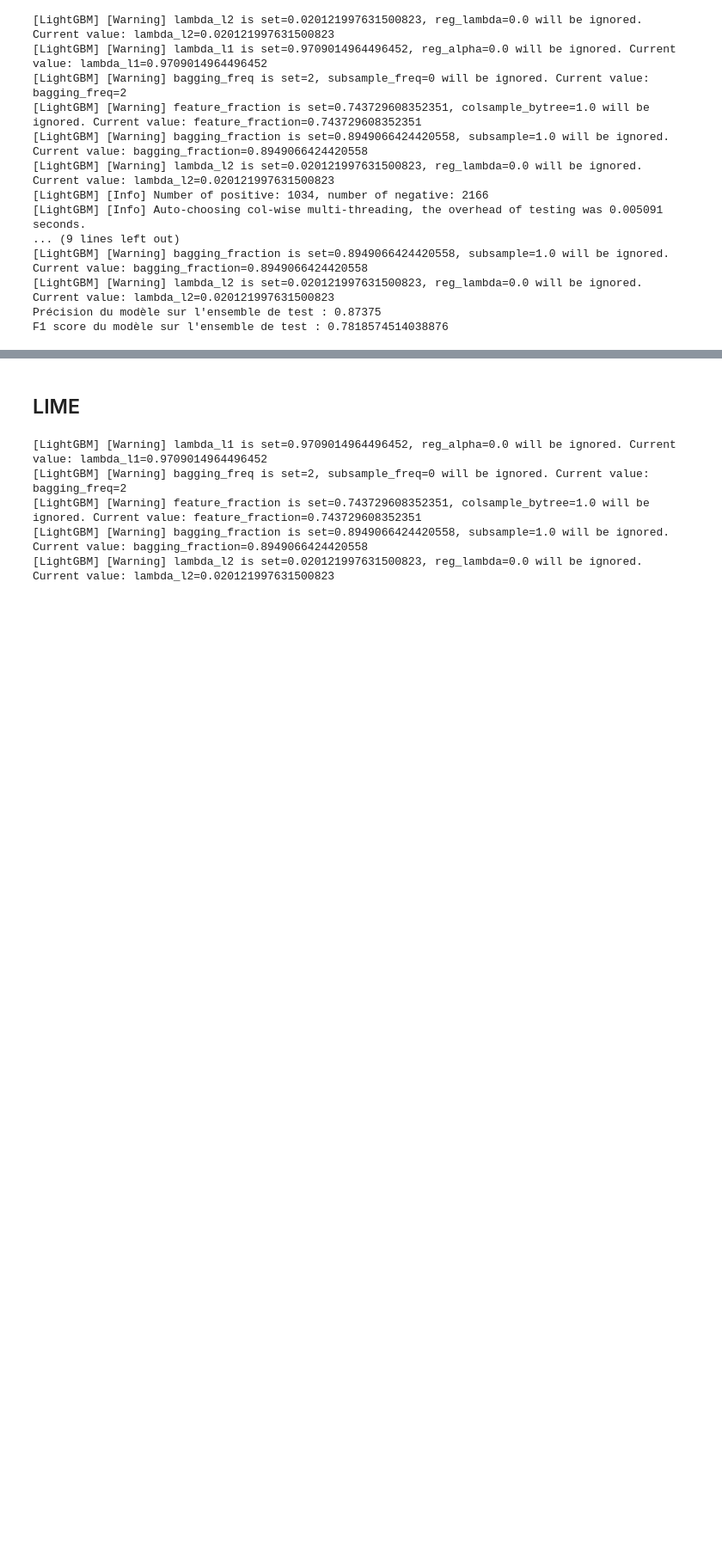
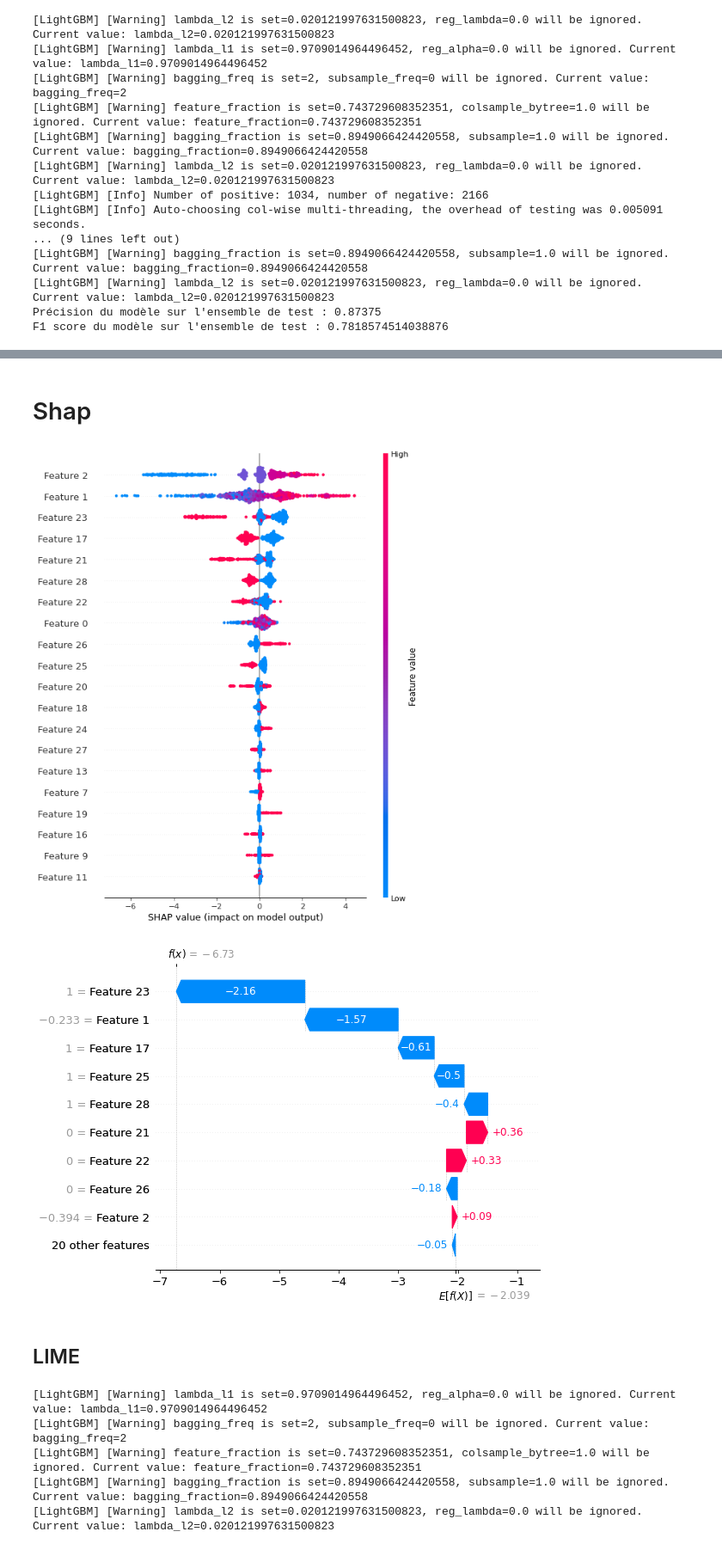
Before and after one commit to benech17/ML-Robustness-Fairness, a Jupyter notebook: lime_lightgbm_optuna.ipynb, the cells around one changed output, grey strips where cells are left out. Shown at 86% size. Drawn from its saved outputs; the diff is of its cells as text; code cells hidden in the pictures; blank space fills up the shorter version.

```diff
--- a/lime_lightgbm_optuna.ipynb
+++ b/lime_lightgbm_optuna.ipynb
@@ -50,0 +164,26 @@ F1 score du modèle sur l'ensemble de test : 0.7827956989247312
+# %%
+import numpy as np
+# Implementing the optimized XGBClassifier with the provided best parameters from the grid search
+optimized_xgb = XGBClassifier(
+    colsample_bytree=1,
+    learning_rate=0.2,
+    max_depth=3,
+    n_estimators=200,
+    subsample=1,
+    use_label_encoder=False,
+    eval_metric='logloss'
+)
+if isinstance(X_train, np.ndarray):
+    X_train_df = pd.DataFrame(X_train, columns=feature_names)
+else:
+    X_train_df = X_train  # Assumant que X_train est déjà un DataFrame avec des noms de colonnes
+
+# Fitting the optimized model on the training data
+optimized_xgb.fit(X_train, y_train)
+
+# Making predictions with the optimized model on the test data
+y_pred_optimized = optimized_xgb.predict(X_test)
+accuracy_optimized = accuracy_score(y_test, y_pred_optimized)
+
+print(f"Accuracy of the model XGBoost Optimized : {accuracy}")
+accuracy_optimized
@@ -158,3 +299,22 @@ F1 score du modèle sur l'ensemble de test : 0.7818574514038876
+# %% [markdown]
+# Shap
+# %%
+import shap
+
+# Initialiser l'explainer SHAP
+explainer = shap.Explainer(optimized_xgb,X_train)
+
+# Calculer les valeurs SHAP pour les données d'entraînement ou de test
+shap_values = explainer(X_test)
+
+# Visualisation globale : importance des caractéristiques basée sur SHAP
+shap.summary_plot(shap_values, X_test, feature_names=feature_names)
+
+# Visualisation locale : explication d'une prédiction individuelle
+shap.plots.waterfall(shap_values[1], max_display=10)
+# %% [output]
+[figure, added]
+[figure, added]
 # %% [markdown]
 ## LIME
 # %%
```
Also changed, not shown: parts of 12 cells of this notebook.
